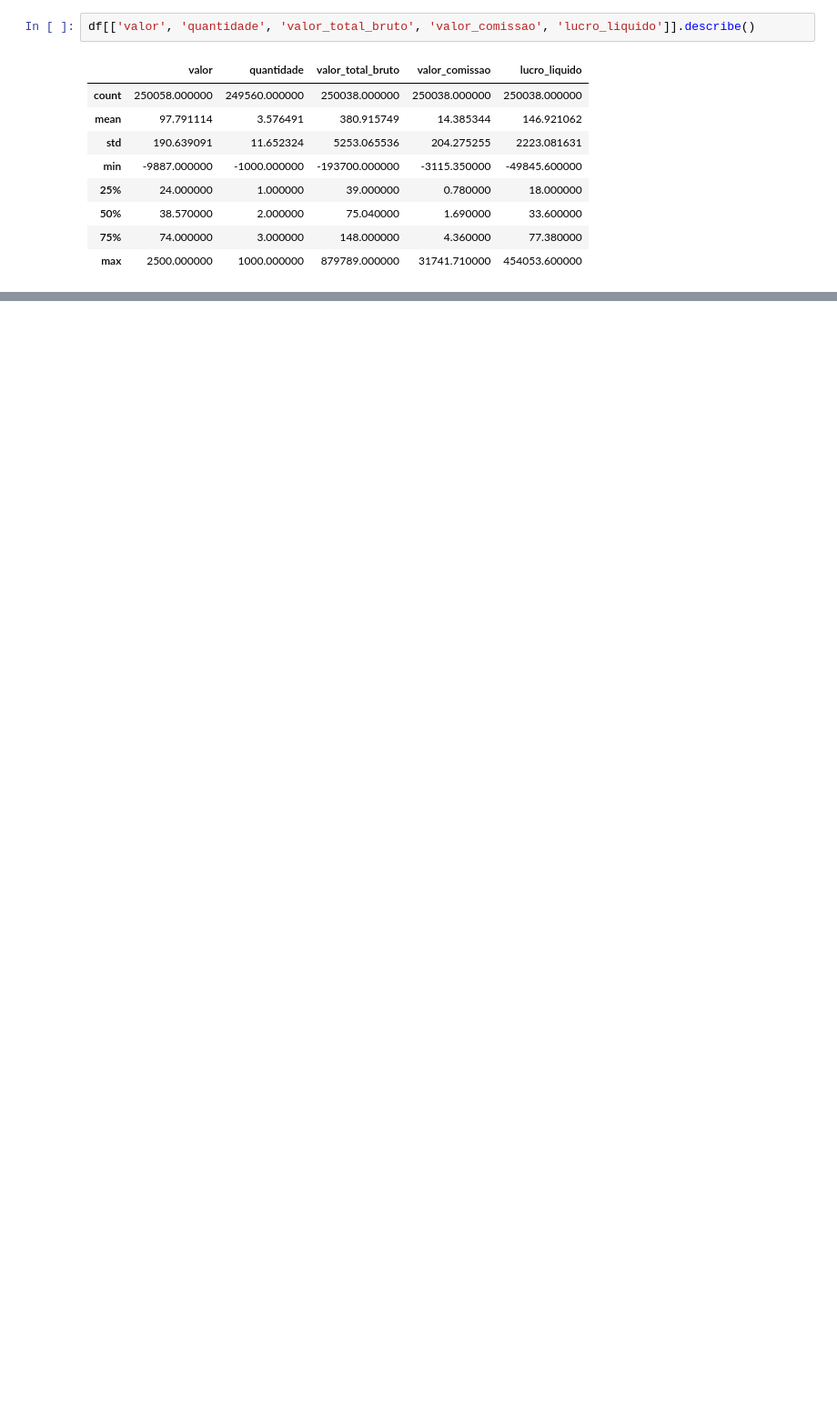
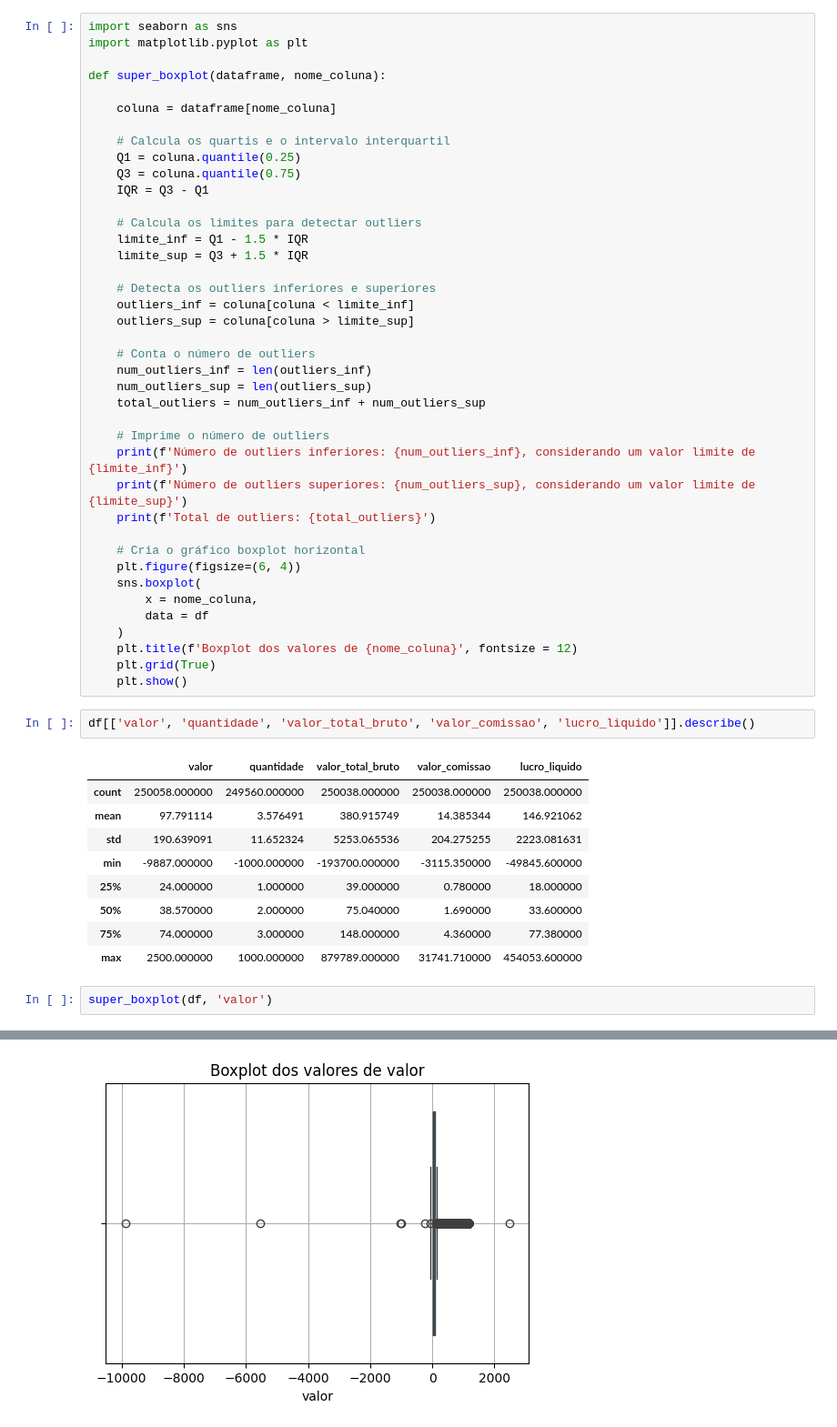
Before and after one commit to Gbrlmoraes/fiap_pbls_2024_2, a Jupyter notebook: PBL_fase_5/desafio_2.ipynb, the cells around one changed output, grey strips where cells are left out. Shown at 91% size. Saved outputs shown, nothing was run; the diff lists cells and outputs as text; blank space fills up the shorter version.

```diff
--- a/PBL_fase_5/desafio_2.ipynb
+++ b/PBL_fase_5/desafio_2.ipynb
@@ -56,3 +53,43 @@ import numpy as np
+# %%
+import seaborn as sns
+import matplotlib.pyplot as plt
+
+def super_boxplot(dataframe, nome_coluna):
+
+    coluna = dataframe[nome_coluna]
+
+    # Calcula os quartis e o intervalo interquartil
+    Q1 = coluna.quantile(0.25)
+    Q3 = coluna.quantile(0.75)
+    IQR = Q3 - Q1
+
+    # Calcula os limites para detectar outliers
+    limite_inf = Q1 - 1.5 * IQR
+    limite_sup = Q3 + 1.5 * IQR
+
+    # Detecta os outliers inferiores e superiores
+    outliers_inf = coluna[coluna < limite_inf]
+    outliers_sup = coluna[coluna > limite_sup]
+
+    # Conta o número de outliers
+    num_outliers_inf = len(outliers_inf)
+    num_outliers_sup = len(outliers_sup)
+    total_outliers = num_outliers_inf + num_outliers_sup
+
+    # Imprime o número de outliers
+    print(f'Número de outliers inferiores: {num_outliers_inf}, considerando um valor limite de {limite_inf}')
+    print(f'Número de outliers superiores: {num_outliers_sup}, considerando um valor limite de {limite_sup}')
+    print(f'Total de outliers: {total_outliers}')
+
+    # Cria o gráfico boxplot horizontal
+    plt.figure(figsize=(6, 4))
+    sns.boxplot(
+        x = nome_coluna,
+        data = df
+    )
+    plt.title(f'Boxplot dos valores de {nome_coluna}', fontsize = 12)
+    plt.grid(True)
+    plt.show()
 # %%
 df[['valor', 'quantidade', 'valor_total_bruto', 'valor_comissao', 'lucro_liquido']].describe()
 # %% [output]
@@ -65,3 +102,6 @@ df[['valor', 'quantidade', 'valor_total_bruto', 'valor_comissao', 'lucro_liquido
 | 50% | 38.570000 | 2.000000 | 75.040000 | 1.690000 | 33.600000 |
 | 75% | 74.000000 | 3.000000 | 148.000000 | 4.360000 | 77.380000 |
 | max | 2500.000000 | 1000.000000 | 879789.000000 | 31741.710000 | 454053.600000 |
+# %%
+super_boxplot(df, 'valor')
+# %% [output]
@@ -67,0 +111 @@ df[['valor', 'quantidade', 'valor_total_bruto', 'valor_comissao', 'lucro_liquido
+[figure, added]
```
Also changed, not shown: parts of 13 cells of this notebook.
